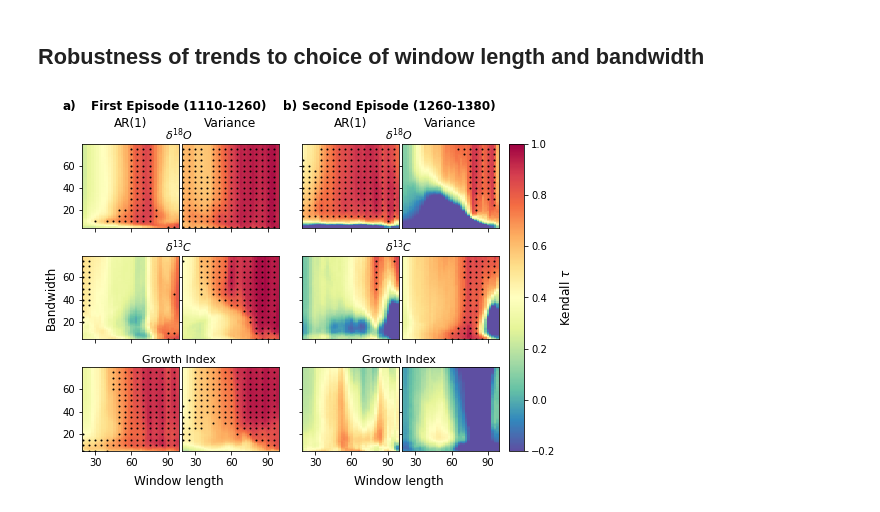
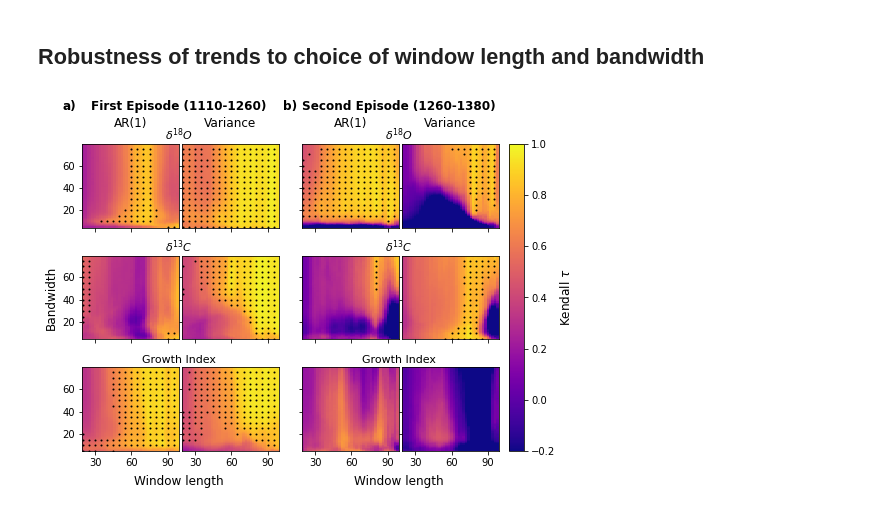
Before and after one commit to BeatrizArellano/MCA-LIA_transition, a Jupyter notebook: NA_stability_indicators.ipynb, the cells around one changed output. Saved outputs shown, nothing was run; the diff lists cells and outputs as text; code cells hidden in the pictures.

```diff
--- a/NA_stability_indicators.ipynb
+++ b/NA_stability_indicators.ipynb
@@ -18,6 +19,9 @@ import sys
 import xarray as xr
 sys.path.append('../../lib')
 from regimeshifts import ews
+# %%
+plt.rcParams['svg.fonttype'] = 'none'
+plt.rcParams['pdf.use14corefonts'] = True
 # %%
 ## The records are publicly available at https://www.ncei.noaa.gov/access/paleo-search/
 rec_ids = {'GI':'NIS_PB_RCSars','d18O':'NIS_DR_d18O','d13C':'NIS_DR_d13C'}
@@ -72,7 +76,10 @@ var = (var_raw - var_raw.mean())/var_raw.std() ## Standardising variance
 # %%
 ### Color codes and labels for the figures
 rec_names = ['d18O','d13C','GI']
-colors = {'d18O':'#377eb8','d13C':'tab:orange','GI':'#4daf4a'}
+# Tableau colorblind 10 palette
+#axes.prop_cycle: cycler('color', ['006BA4', 'FF800E', 'ABABAB', '595959', '5F9ED1', 'C85200', '898989', 'A2C8EC', 'FFBC79', 'CFCFCF'])
+#colors = {'d18O':'#377eb8','d13C':'tab:orange','GI':'#ABABAB'}
+colors = {'d18O':'#006BA4','d13C':'#FF800E','GI':'#595959'}
 labels = {'d18O':r'$\delta ^{18}O$','d13C':r'$\delta ^{13}C$','GI':'Growth Index'}
 episodes = {'1':[1110,1260],
             'int':[1190,1330],
@@ -111,6 +118,10 @@ for rec in rec_names:
 for rec,ax in axes.items():
     ax.patch.set_facecolor('None')
     ax.set_xlim(records['d18O'].dropna().index.min(),records['d18O'].dropna().index.max()) ## X-axis limits
+    ax.set_xticks(np.arange(1000,2100,100));
+    ax.xaxis.set_minor_locator(AutoMinorLocator(2))
+
+
     if rec in rec_names:
         ax.set_ylabel(labels[rec],fontsize=11)
         ax.legend(loc=1,frameon = False)
@@ -120,10 +131,10 @@ for rec,ax in axes.items():
 axes['var'].set_ylim(-3,4.5)
 axes['ar1'].set_ylim(-0.1,0.9)
 #axes['var'].set_yticks([-1,1,3]);
-axes['var'].set_xlabel('Year CE',fontsize=12)
+axes['var'].set_xlabel('Year CE',fontsize=13)
 axes['ar1'].set_ylabel('AR(1)',fontsize=11)
 axes['var'].set_ylabel('Norm. variance',fontsize=11)
 axes['var'].legend(frameon = False,ncol=3,loc=1);
 axes['ar1'].legend(frameon = False,ncol=3,loc=4);
-#fig.savefig('img/res_ind_NIS_only_var_ar1.png',dpi=300, bbox_inches='tight')
+fig.savefig('img/res_ind_NIS_only_var_ar1.svg',dpi=800, bbox_inches='tight')
 # %% [output]
@@ -236,33 +247,35 @@ bW_vs = np.load('data/signif-tests/bW_vs.npy')
 wL_vs = np.load('data/signif-tests/wL_vs.npy')
 ## Colour maps
 for ep in ['1','2']:
     for i,rec in enumerate(rec_names): ## Colormaps
         for m in metrics.keys():
-            cmap = axes[f'cm_{m}_{ep}_{rec}'].pcolormesh(robustness[ep][rec][m].columns,robustness[ep][rec][m].index,robustness[ep][rec][m],vmin=-0.2,vmax=1,cmap='Spectral_r', shading='auto')
+            #cmap = axes[f'cm_{m}_{ep}_{rec}'].pcolormesh(robustness[ep][rec][m].columns,robustness[ep][rec][m].index,robustness[ep][rec][m],vmin=-0.2,vmax=1,cmap='Spectral_r', shading='auto',linewidth=0,rasterized=True)
+            ## Using a uniform sequential colormap
+            cmap = axes[f'cm_{m}_{ep}_{rec}'].pcolormesh(robustness[ep][rec][m].columns,robustness[ep][rec][m].index,robustness[ep][rec][m],vmin=-0.2,vmax=1,cmap='plasma', shading='auto',linewidth=0,rasterized=True)
             pvals = np.load(f'data/signif-tests/p{m}_{rec}_{ep}.npy')
             pvals_signif = np.where(pvals<=0.05) ## Significance set to p<=0.05
             axes[f'cm_{m}_{ep}_{rec}'].scatter(wL_vs[pvals_signif[1]],bW_vs[pvals_signif[0]],color='k',s=1)
 cbar = plt.colorbar(cmap, ax=[ax for k,ax in axes.items() if 'cm' in k],pad=0.02)
 cbar.ax.set_ylabel(r'Kendall $\tau$', fontsize=12)
 ## Visual improvements
 for ep in ['1','2']:
     ep_name = ep_names[ep] + f' ({episodes[ep][0]}-{episodes[ep][1]})'
     axes[f'cm_ar1_{ep}_d18O'].text(1, 1.4, ep_name, transform=axes[f'cm_ar1_{ep}_d18O'].transAxes, size=12,weight='bold',ha='center')
     axes[f'cm_ar1_{ep}_d18O'].text(-0.2, 1.4, {'1':'a)','2':'b)'}[ep], transform=axes[f'cm_ar1_{ep}_d18O'].transAxes, size=12,weight='bold')
     axes[f'cm_ar1_{ep}_GI'].text(1, -0.4,'Window length', transform=axes[f'cm_ar1_{ep}_GI'].transAxes, size=12,ha='center')
     for metric,mlab in metrics.items():
         axes[f'cm_{metric}_{ep}_d18O'].text(0.5, 1.2, mlab, transform=axes[f'cm_{metric}_{ep}_d18O'].transAxes, size=12,ha='center')
     for rec,label in labels.items():
         axes[f'cm_ar1_{ep}_{rec}'].text(1, 1.05, label, transform=axes[f'cm_ar1_{ep}_{rec}'].transAxes, size=11,ha='center')
 axes['cm_ar1_1_d13C'].set_ylabel('Bandwidth',fontsize=12)
 
 for k,ax in axes.items():
     ax.set_xticks([30,60,90]);
 ### Removing ticklabels
 for ax in [ax for name_ax,ax in axes.items() if 'GI' not in name_ax]:
     ax.set_xticklabels('');
 for ax in [ax for name_ax,ax in axes.items() if 'ar1_1' not in name_ax]:
     ax.set_yticklabels('');
-#fig.savefig('img/rob_cm_NIS.png',dpi=300, bbox_inches='tight')
+#fig.savefig('img/rob_cm_NIS.svg',dpi=1200, bbox_inches='tight')
 # %% [output]
-[figure, old version]
+[figure, new version]
```
Also changed, not shown: parts of 2 cells of this notebook, 2 other files.
